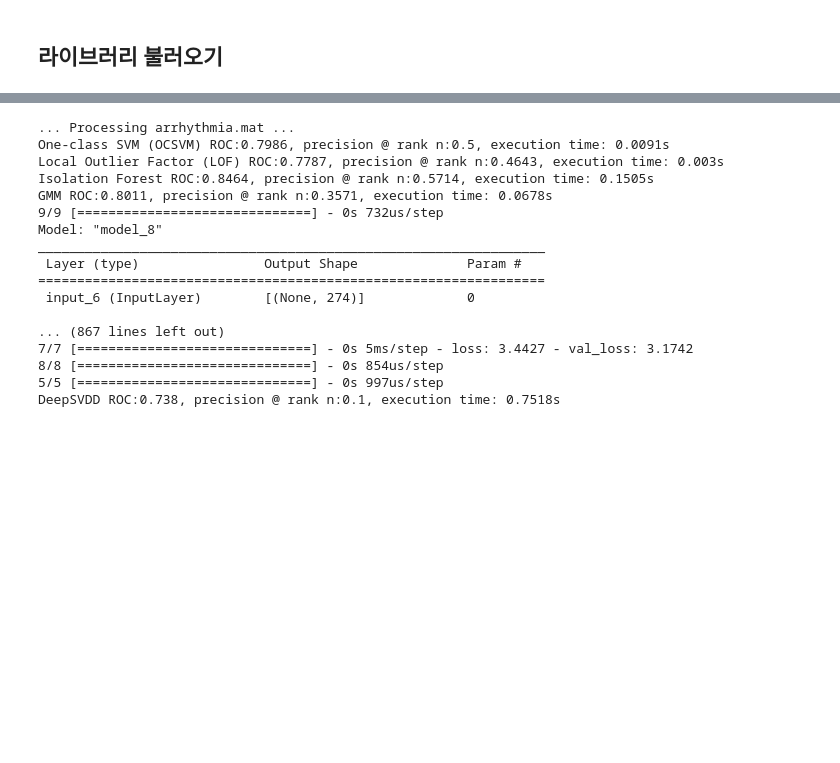
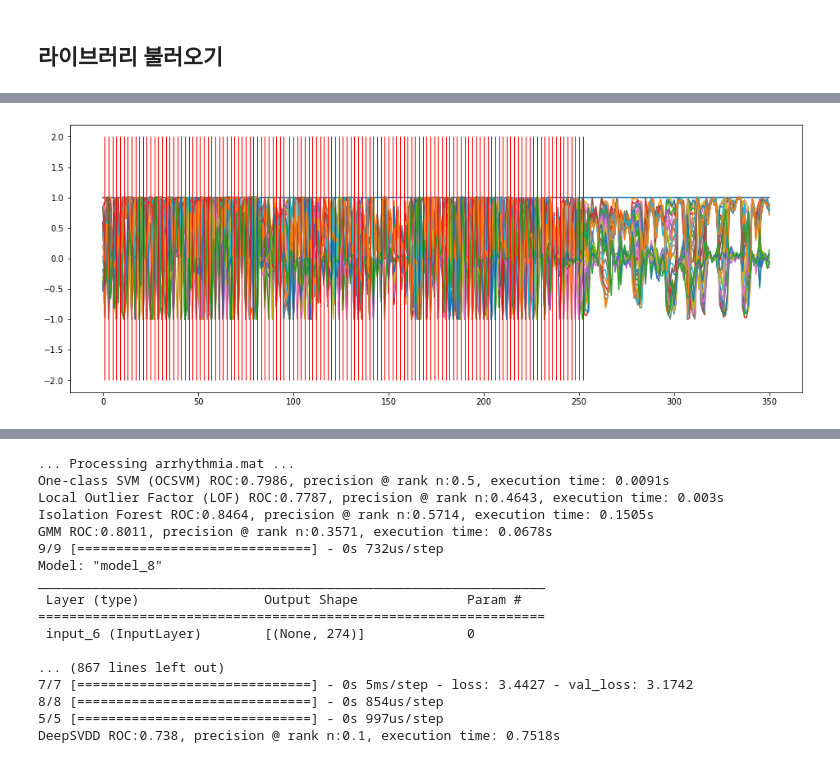
Before and after one commit to Moonmoonji/Business_Analytics-2022-, a Jupyter notebook: Anomaly Detection/Compare Five Models.ipynb, the cells around one changed output, grey strips where cells are left out. Saved outputs shown, nothing was run; the diff lists cells and outputs as text; code cells hidden in the pictures; blank space fills up the shorter version.

```diff
--- a/Anomaly Detection/Compare Five Models.ipynb
+++ b/Anomaly Detection/Compare Five Models.ipynb
@@ -83,0 +167,27 @@ time_df = pd.DataFrame(columns=df_columns)
+# %%
+def plot_sensor(mat) :
+    X = mat['X']
+    y = mat['y'].ravel()
+    fig = plt.figure(figsize=(16,6))
+
+    camera= Camera(fig)
+    ax = fig.add_subplot(111)
+
+    ## 불량 구간 탐색 데이터
+    labels = y
+
+    for i in range(X.shape[1]):
+        plt.plot(X[:,i])
+
+    # 고장구간 표시
+    for j in range(X.shape[0]):
+        if y[j] == 1 :
+            plt.vlines(j,-2,2,color='r',linestyles='solid',linewidth=1)
+# %%
+# ionosphere 데이터셋
+
+mat = loadmat('C:/Users/JiwonMoon/Desktop/대학원수업/비즈니스 어낼리틱스/pyod-master/notebooks/data/'+ 'ionosphere.mat')
+
+plot_sensor(mat)
+# %% [output]
+[figure, added]
```
Also changed, not shown: parts of 16 cells of this notebook, 10 other files.
